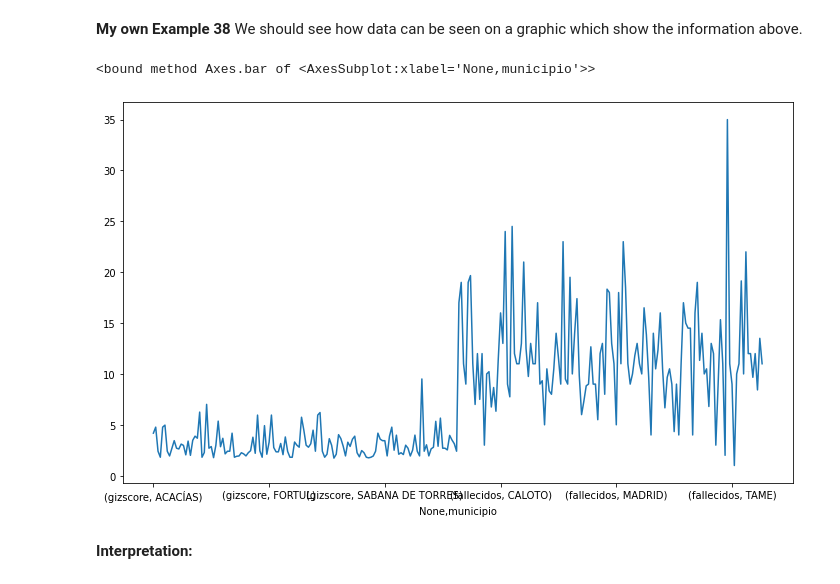
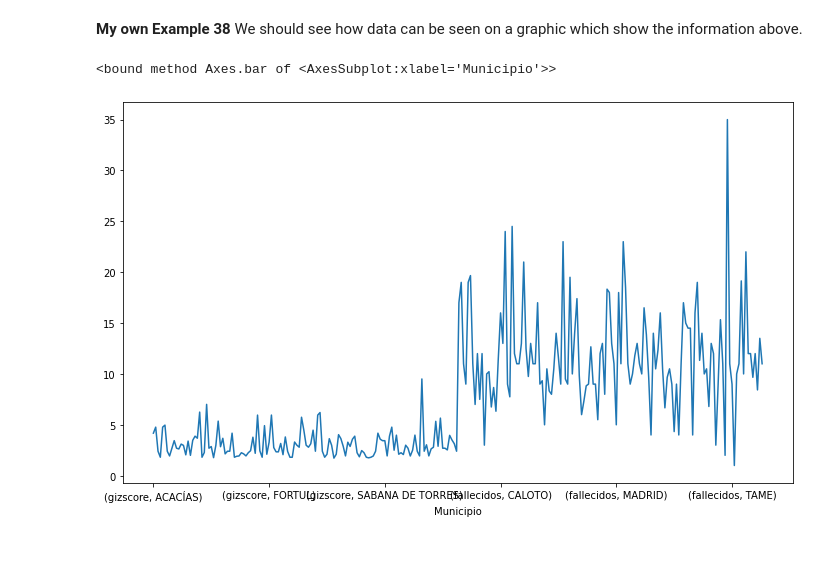
Before and after one commit to JuanLara18/AlgorithmsUN2023I, a Jupyter notebook: Lab2/jlara_Lab2.ipynb, the cells around one changed output. Drawn from its saved outputs; the diff is of its cells as text; code cells hidden in the pictures; blank space fills up the shorter version.

```diff
--- a/Lab2/jlara_Lab2.ipynb
+++ b/Lab2/jlara_Lab2.ipynb
@@ -1902,9 +1832,7 @@ data.groupby(['municipio']).mean()
 **My own Example 38**
 We should see how data can be seen on a graphic which show the information above.
 # %%
-data.groupby(['municipio']).mean().unstack().ffill().plot().bar
+data.groupby(['municipio']).mean().unstack().ffill().plot(xlabel = "Municipio").bar
 # %% [output]
-<bound method Axes.bar of <AxesSubplot:xlabel='None,municipio'>>
+<bound method Axes.bar of <AxesSubplot:xlabel='Municipio'>>
-[figure, old version]
+[figure, new version]
-# %% [markdown]
-**Interpretation:**
```
Also changed, not shown: parts of 15 cells of this notebook.
